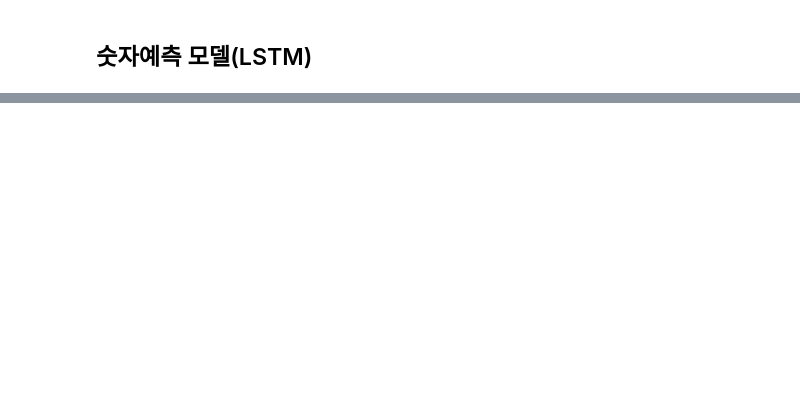
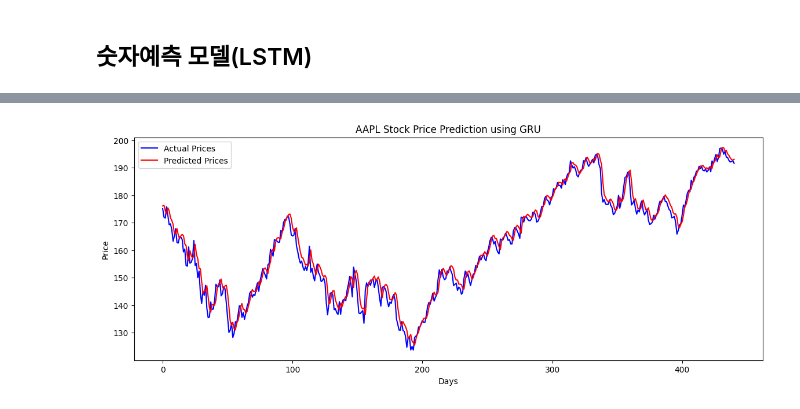
Before and after one commit to LC-coder33/PythonTutorial, a Jupyter notebook: deep_learning2일차.ipynb, the cells around one changed output, grey strips where cells are left out. Cells and saved outputs as stored; diff of their text form; code cells hidden in the pictures; blank space fills up the shorter version.

```diff
--- a/deep_learning2일차.ipynb
+++ b/deep_learning2일차.ipynb
@@ -63,0 +315,7 @@ print("예측 값:", predicted_value[0][0])
+# %%
+# 4. 모델 학습
+train_size = int(len(X) * 0.8)  # 80% 학습 데이터, 20% 테스트 데이터
+X_train, X_test = X[:train_size], X[train_size:]
+y_train, y_test = y[:train_size], y[train_size:]
+# %%
+history = model.fit(X_train, y_train, epochs=20, batch_size=32, validation_data=(X_test, y_test))
@@ -63,0 +340,19 @@ print("예측 값:", predicted_value[0][0])
+# %%
+# 5. 예측
+predictions = model.predict(X_test)
+predictions = scaler.inverse_transform(predictions.reshape(-1, 1))  # 정규화 복원
+# %%
+# 실제 값 복원
+actual_prices = scaler.inverse_transform(y_test.reshape(-1, 1))
+# %%
+# 6. 시각화
+plt.figure(figsize=(14, 5))
+plt.plot(actual_prices, label="Actual Prices", color='blue')
+plt.plot(predictions, label="Predicted Prices", color='red')
+plt.title(f'{ticker} Stock Price Prediction using GRU')
+plt.xlabel('Days')
+plt.ylabel('Price')
+plt.legend()
+plt.show()
+# %% [output]
+[figure, added]
```
Also changed, not shown: parts of 41 cells of this notebook, 1 other file.
